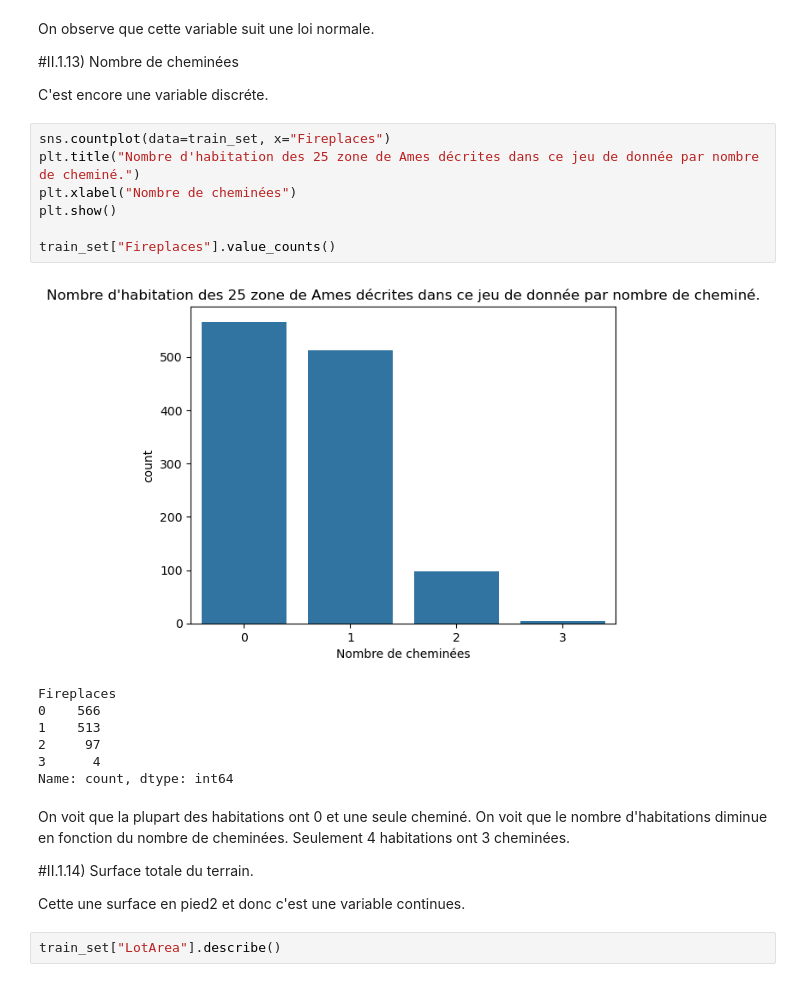
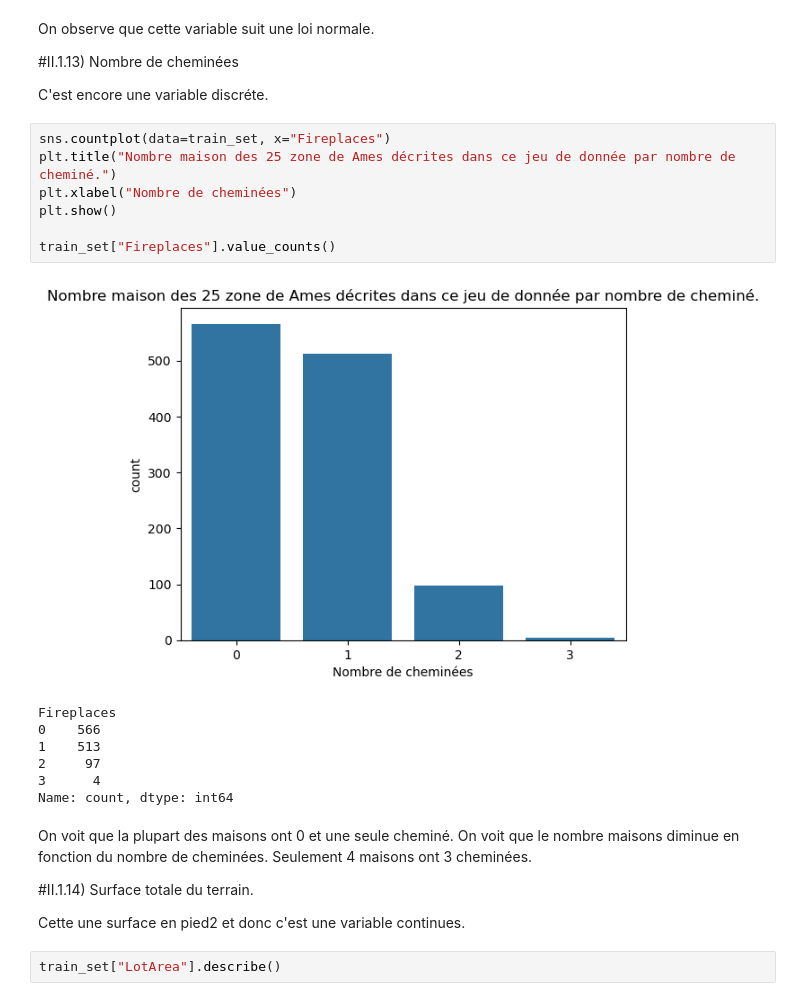
Before and after one commit to fmazur57u/Prediction_prix_immobilier, a Jupyter notebook: projet_prix_immobilier.ipynb, the cells around one changed output. Drawn from its saved outputs; the diff is of its cells as text.

```diff
--- a/projet_prix_immobilier.ipynb
+++ b/projet_prix_immobilier.ipynb
@@ -489,13 +495,13 @@ On observe que cette variable suit une loi normale.
 C'est encore une variable discréte.
 # %%
 sns.countplot(data=train_set, x="Fireplaces")
-plt.title("Nombre d'habitation des 25 zone de Ames décrites dans ce jeu de donnée par nombre de cheminé.")
+plt.title("Nombre maison des 25 zone de Ames décrites dans ce jeu de donnée par nombre de cheminé.")
 plt.xlabel("Nombre de cheminées")
 plt.show()
 
 train_set["Fireplaces"].value_counts()
 # %% [output]
-[figure, old version]
+[figure, new version]
 Fireplaces
 0    566
 1    513
@@ -503,7 +509,7 @@ Fireplaces
 3      4
 Name: count, dtype: int64
 # %% [markdown]
-On voit que la plupart des habitations ont 0 et une seule cheminé. On voit que le nombre d'habitations diminue en fonction du nombre de cheminées. Seulement 4 habitations ont 3 cheminées.
+On voit que la plupart des maisons ont 0 et une seule cheminé. On voit que le nombre maisons diminue en fonction du nombre de cheminées. Seulement 4 maisons ont 3 cheminées.
 
 #II.1.14) Surface totale du terrain.
 
```
Also changed, not shown: parts of 51 cells of this notebook.
